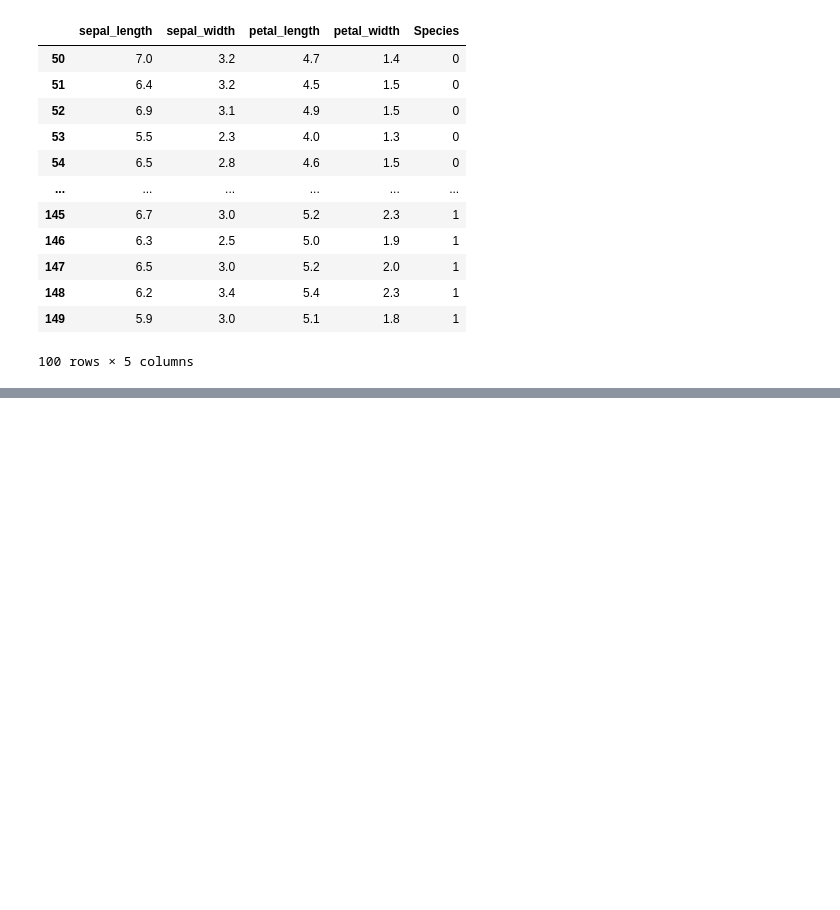
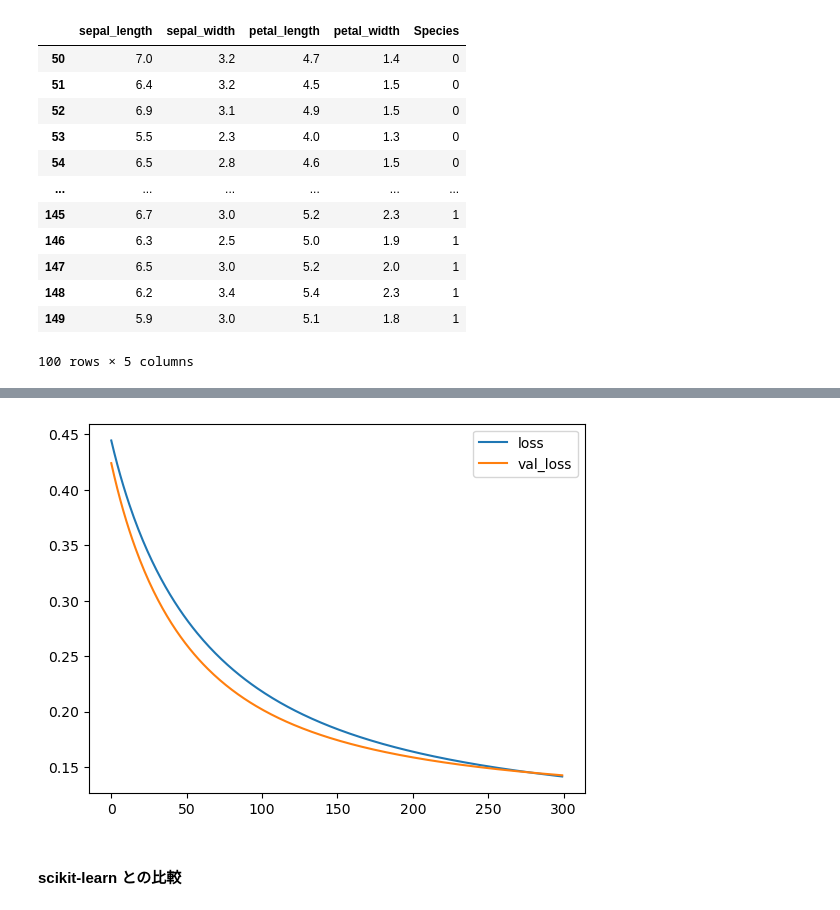
Before and after one commit to nts2022/logistic, a Jupyter notebook: logistic.ipynb, the cells around one changed output, grey strips where cells are left out. Cells and saved outputs as stored; diff of their text form; code cells hidden in the pictures; blank space fills up the shorter version.

```diff
--- a/logistic.ipynb
+++ b/logistic.ipynb
@@ -34,7 +36,6 @@ class ScratchLogisticRegression:
       訓練データに対する損失の記録
     self.val_loss : 次の形のndarray, shape (self.iter,)
       検証データに対する損失の記録
-
     """
     def __init__(self, num_iter, lr=0.01, no_bias=False, lm=1, verbose=False):
         # ハイパーパラメータを属性として記録
@@ -50,16 +51,20 @@ class ScratchLogisticRegression:
         self.loss = np.zeros(self.iter)
         self.val_loss = np.zeros(self.iter)
 
+    def _sigmoid(self, x):
+        return 1 / (1 + np.exp(-x))
+
     def _hypothesis(self, X):
         z = X @ self.coef_
         if not self.no_bias:
             z = z + self.bias_
-        return 1 / (1 + np.exp(-z))
+        return self._sigmoid(z)
 
     def _gradient_descent(self, X, y):
         error = self.predict_proba(X).ravel() - y
-        print(error.shape)
-        self.coef_ = self.coef_ - (self.lr * (error @ X) / len(X)).reshape((-1, 1))
+        # バイアス項以外を更新（L2 正則化する）
+        self.coef_ = self.coef_ - self.lr * (((error @ X) / len(X)).reshape((-1, 1)) + self.lm / len(X) * self.coef_)
+        # バイアス項を更新（正則化なし）
         if not self.no_bias:
             self.bias_ = self.bias_ - (self.lr * np.sum(error) / len(X))
 
@@ -130,7 +135,18 @@ class ScratchLogisticRegression:
         return self._hypothesis(X).ravel()
 
     def _loss_func(self, y_pred, y):
-        return np.mean(-y * np.log(y_pred) - (1 - y) * np.log(1 - y_pred)) + 0
+        return np.mean(-y * np.log(y_pred) - (1 - y) * np.log(1 - y_pred)) + self.lm / (2 * len(y)) * np.sum(self.coef_ ** 2)
+
+
+    # 保存と読み込みを行う関数
+    def save(self, filepath):
+        with open(filepath, "wb") as f:
+            pickle.dump(self, f)
+
+    @classmethod
+    def load(cls, filepath):
+        with open(filepath, "rb") as f:
+            return pickle.load(f)
 # %% [markdown]
 #### 学習を行う
 # %%
@@ -185,8 +201,9 @@ df_selected
 | 149 | 5.9 | 3.0 | 5.1 | 1.8 | 1 |
 100 rows × 5 columns
 # %%
+# 訓練データと検証データに分割
 from sklearn.model_selection import train_test_split
 X = df_selected.iloc[:, 0:4].to_numpy()
 y = df_selected.iloc[:, 4].to_numpy()
-X_train, X_valid, y_train, y_valid = train_test_split(X, y, test_size=0.25, random_state=131)
+X_train, X_valid, y_train, y_valid = train_test_split(X, y, test_size=0.2, random_state=131)
 # %%
@@ -217,4 +238,5 @@ array([[ 0.76411038, -1.11159851,  1.11834564,  0.26733694],
 # %%
-logistic = ScratchLogisticRegression(1000, verbose=True)
-logistic.fit(X_train_norm, y_train)
+# 訓練する
+logistic = ScratchLogisticRegression(300, lr=0.1, no_bias=False, verbose=True, lm=0.1)
+logistic.fit(X_train_norm, y_train, X_valid_norm, y_valid)
 # %% [output]
@@ -237,0 +280,10 @@ loss: 0.22201986490808953
+# %%
+# 学習曲線のプロット
+plt.plot(logistic.loss, label="loss")
+plt.plot(logistic.val_loss, label="val_loss")
+plt.legend()
+plt.show()
+# %% [output]
+[figure, added]
+# %% [markdown]
+#### scikit-learn との比較
```
Also changed, not shown: parts of 9 cells of this notebook.
